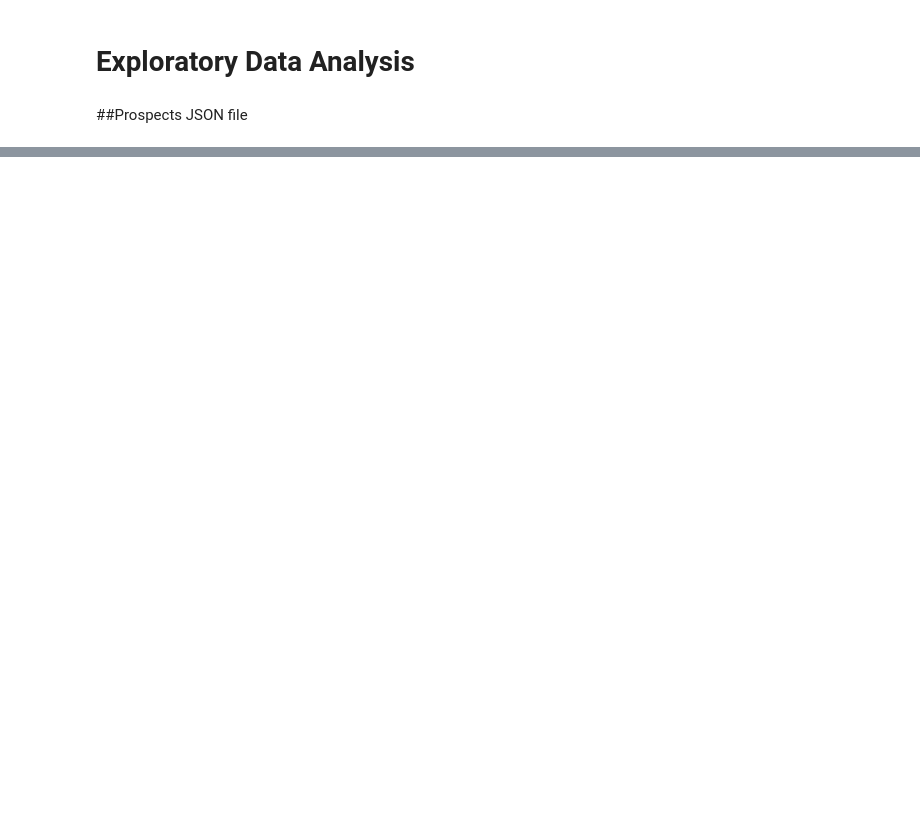
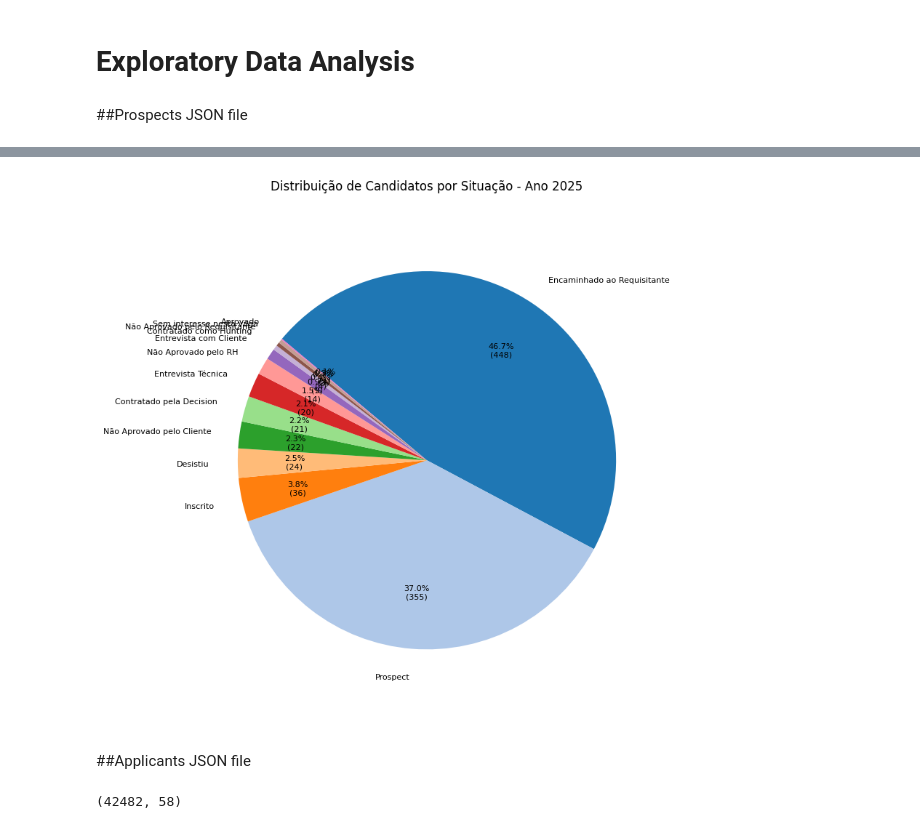
Before and after one commit to kaulirio/FIAP-Datathon, a Jupyter notebook: Tech_Challenge_Fase-5_Datathon.ipynb, the cells around one changed output, grey strips where cells are left out. Saved outputs shown, nothing was run; the diff lists cells and outputs as text; code cells hidden in the pictures; blank space fills up the shorter version.

```diff
--- a/Tech_Challenge_Fase-5_Datathon.ipynb
+++ b/Tech_Challenge_Fase-5_Datathon.ipynb
@@ -652,0 +352,4 @@ print(df_saude_br['Abertura Territorial'].unique())
+# %%
+#Excluindo colunas modalidade e comentario
+df_Prospects.drop('modalidade',axis=1,inplace=True)
+df_Prospects.drop('comentario',axis=1,inplace=True)
@@ -652,0 +399,54 @@ print(df_saude_br['Abertura Territorial'].unique())
+# %%
+# Convert to datetime
+df_Prospects['data_candidatura'] = pd.to_datetime(df_Prospects['data_candidatura'], format='%d-%m-%Y')
+
+# Create month-year column
+df_Prospects['mes_ano'] = df_Prospects['data_candidatura'].dt.to_period('M').astype(str)
+
+# Create a column for year
+df_Prospects['ano'] = df_Prospects['data_candidatura'].dt.year
+
+# Ensure 'mes_ano' is in datetime format (first day of month)
+df_Prospects['mes_ano_dt'] = pd.to_datetime(df_Prospects['mes_ano'], format='%Y-%m')
+# %%
+# Filter for the current year '2025'
+df_filtered = df_Prospects[df_Prospects['ano'] == 2025]
+
+# Group by candidate status
+status_counts = df_filtered['situacao_candidado'].value_counts()
+
+# Custom function to show percentage and count
+def autopct_format(values):
+    def inner_autopct(pct):
+        total = sum(values)
+        count = int(round(pct * total / 100.0))
+        return f'{pct:.1f}%\n({count})'
+    return inner_autopct
+
+# Use tab20 color map
+colors = plt.cm.tab20.colors  # A tuple of 20 distinct colours
+
+plt.figure(figsize=(8, 8))
+plt.pie(
+    status_counts,
+    labels=status_counts.index,
+    autopct=autopct_format(status_counts),
+    startangle=140,
+    counterclock=False,
+    labeldistance=1.15,
+    pctdistance=0.7,
+    textprops={'fontsize': 8},
+    colors=colors[:len(status_counts)]  # Limit to number of categories
+)
+plt.title('Distribuição de Candidatos por Situação - Ano 2025', fontsize=12)
+plt.axis('equal')
+plt.tight_layout()
+plt.show()
+# %% [output]
+[figure, added]
+# %% [markdown]
+##Applicants JSON file
+# %%
+df_Applicants.shape
+# %% [output]
+(42482, 58)
```
Also changed, not shown: parts of 64 cells of this notebook.
